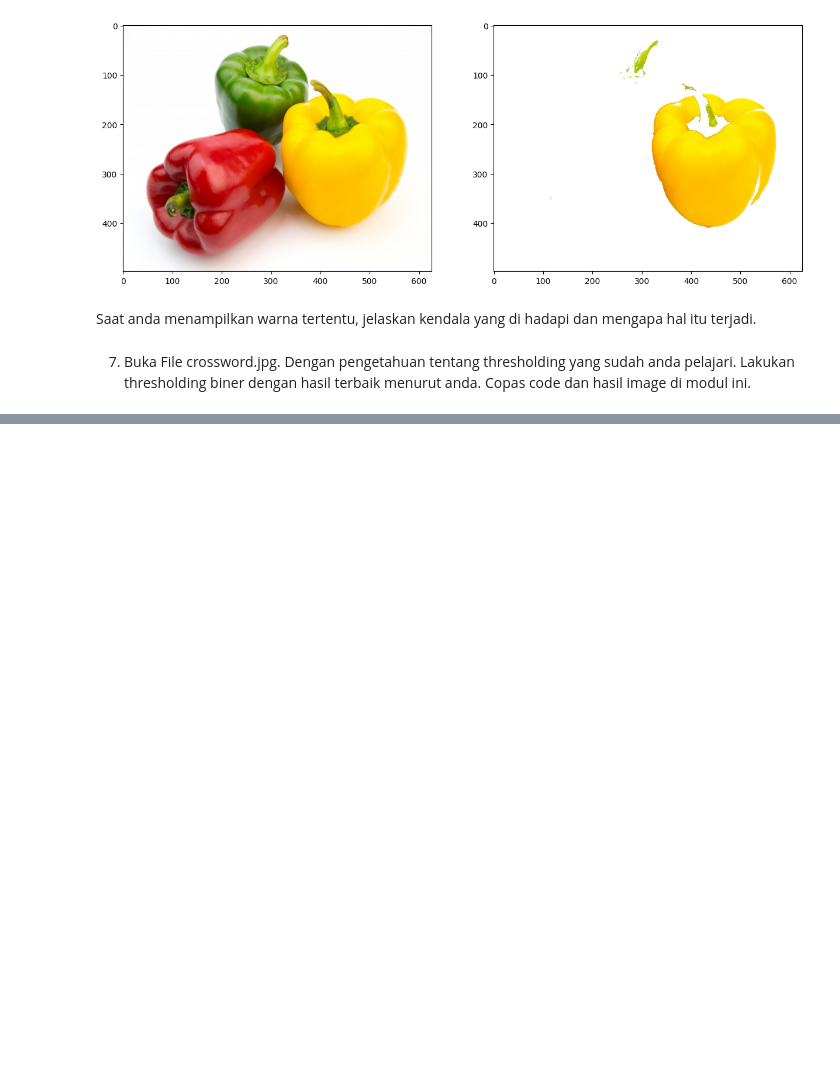
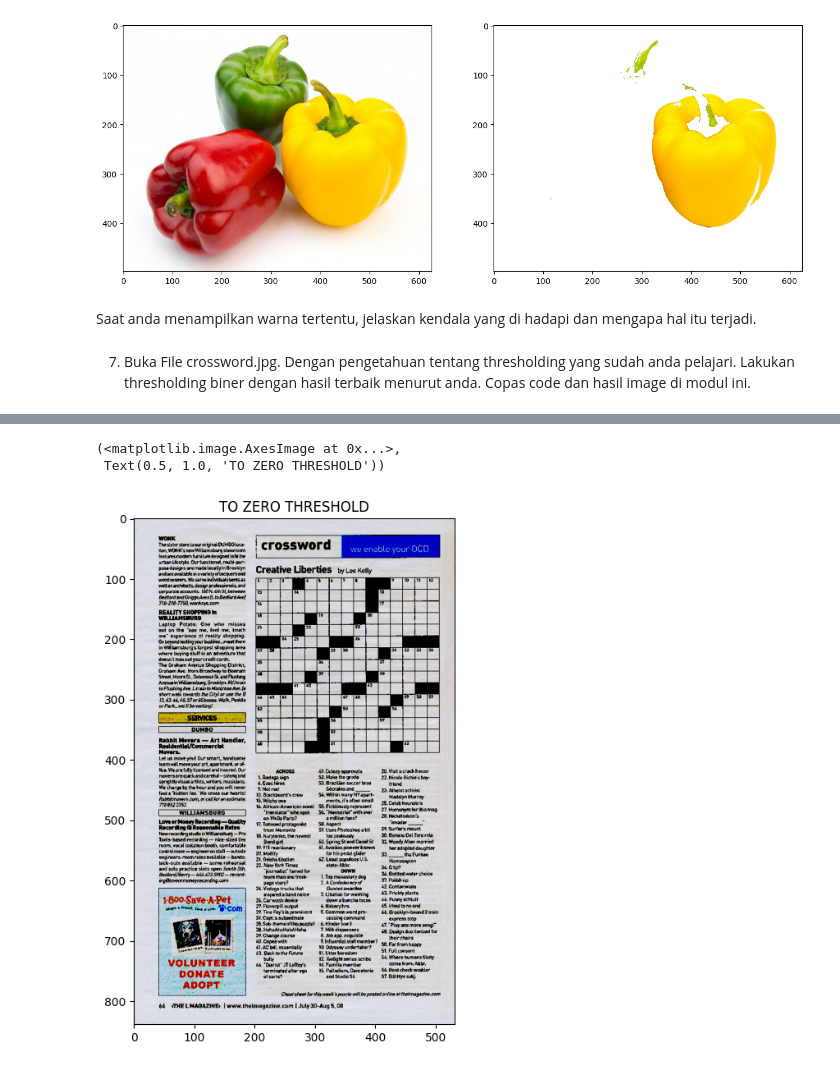
Before and after one commit to AlifiyulAkyun/PCVK_Genap_2023, a Jupyter notebook: week10.ipynb, the cells around one changed output, grey strips where cells are left out. Drawn from its saved outputs; the diff is of its cells as text; code cells hidden in the pictures; blank space fills up the shorter version.

```diff
--- a/week10.ipynb
+++ b/week10.ipynb
@@ -159,0 +187,13 @@ dan hasil image di modul ini.
+# %%
+
+filename = ('/content/drive/MyDrive/PCVK/image/crossword.jpg')
+img = cv.imread(filename)
+thresh = 168
+
+ret, thresh1 = cv.threshold(img, thresh,255,cv.THRESH_TOZERO)
+plt.figure(figsize = (8,8))
+plt.imshow(thresh1),plt.title('TO ZERO THRESHOLD')
+# %% [output]
+(<matplotlib.image.AxesImage at 0x...>,
+ Text(0.5, 1.0, 'TO ZERO THRESHOLD'))
+[figure, added]
```
Also changed, not shown: parts of 2 cells of this notebook.
